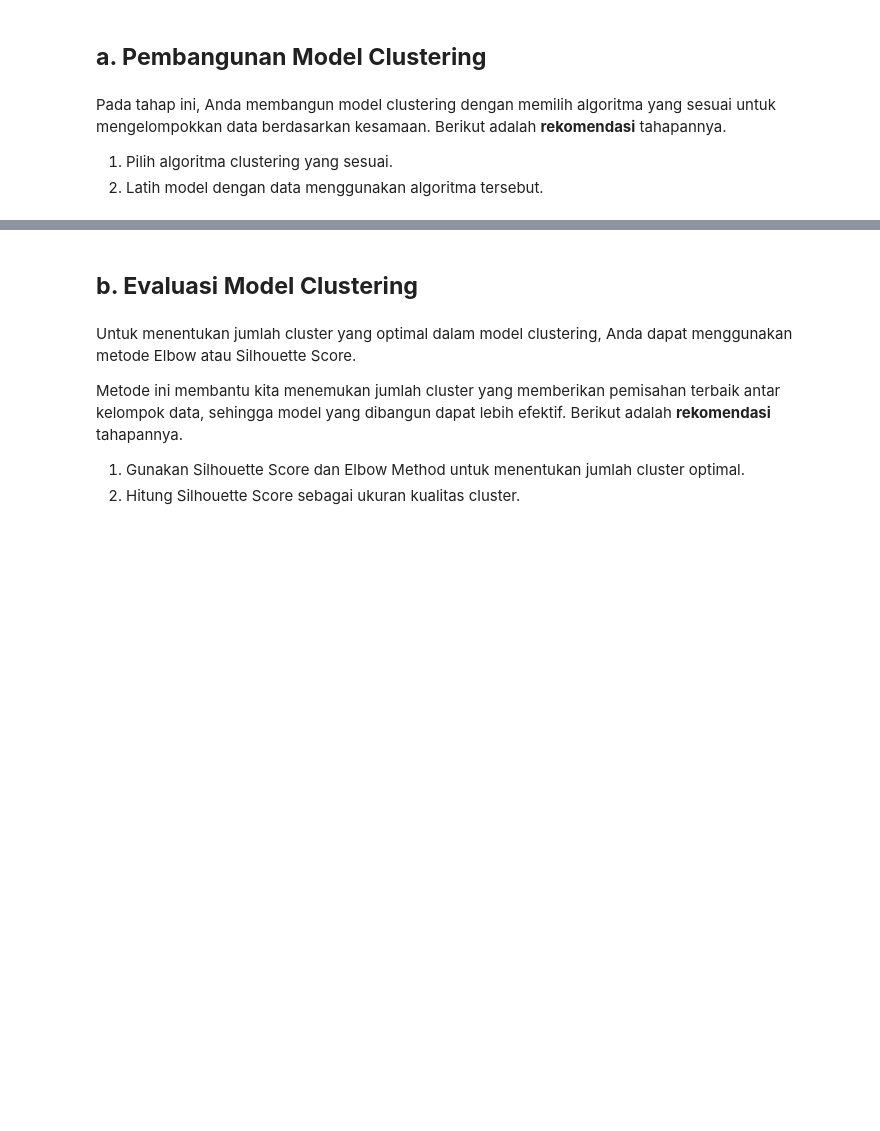
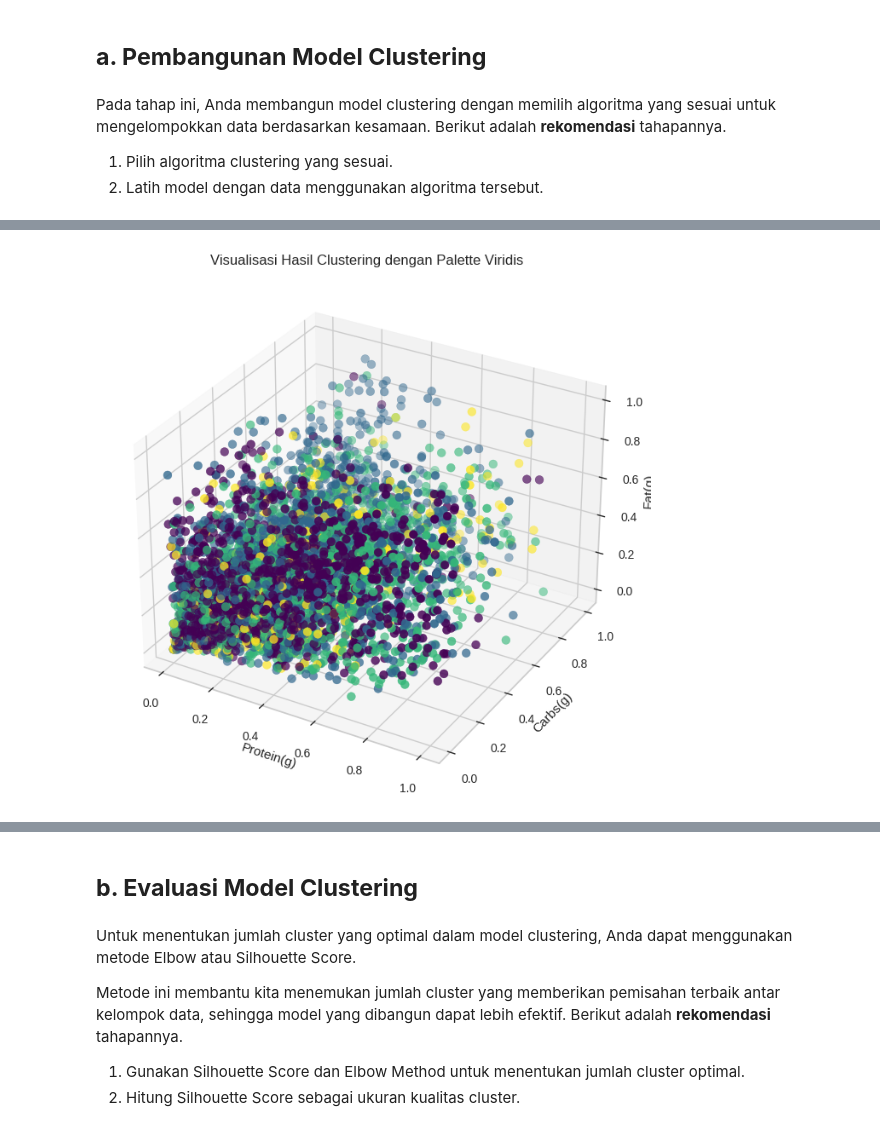
Before and after one commit to Us9r/DicodingBMLP, a Jupyter notebook: [Clustering]_Submission_Akhir_BMLP_Us9r.ipynb, the cells around one changed output, grey strips where cells are left out. Saved outputs shown, nothing was run; the diff lists cells and outputs as text; code cells hidden in the pictures; blank space fills up the shorter version.

```diff
--- a/[Clustering]_Submission_Akhir_BMLP_Us9r.ipynb
+++ b/[Clustering]_Submission_Akhir_BMLP_Us9r.ipynb
@@ -422,0 +518,22 @@ Pada tahap ini, Anda membangun model clustering dengan memilih algoritma yang se
+# %%
+df['Cluster'] = labels
+
+# Buat figure dan axes 3D
+fig = plt.figure(figsize=(10, 8))
+ax = fig.add_subplot(111, projection='3d')
+
+# Scatter plot 3D dengan pewarnaan berdasarkan cluster
+# Gunakan ax.scatter, bukan sns.scatterplot, untuk plot 3D
+ax.scatter(df['Protein(g)'], df['Carbs(g)'], df['Fat(g)'],
+           c=df['Cluster'], cmap='viridis', s=50)
+
+# Atur label sumbu dan judul
+ax.set_xlabel('Protein(g)')
+ax.set_ylabel('Carbs(g)')
+ax.set_zlabel('Fat(g)')
+ax.set_title('Visualisasi Hasil Clustering dengan Palette Viridis')
+
+# Tampilkan plot
+plt.show()
+# %% [output]
+[figure, added]
```
Also changed, not shown: parts of 16 cells of this notebook.
